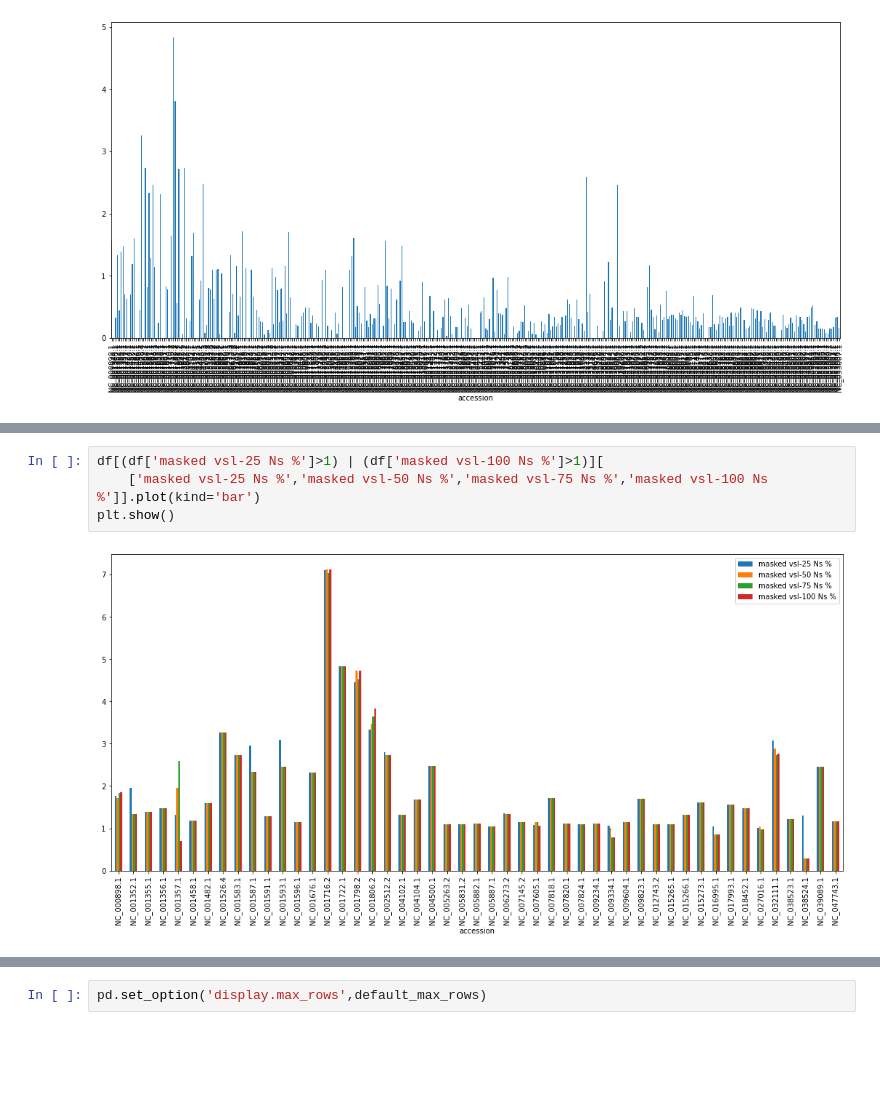
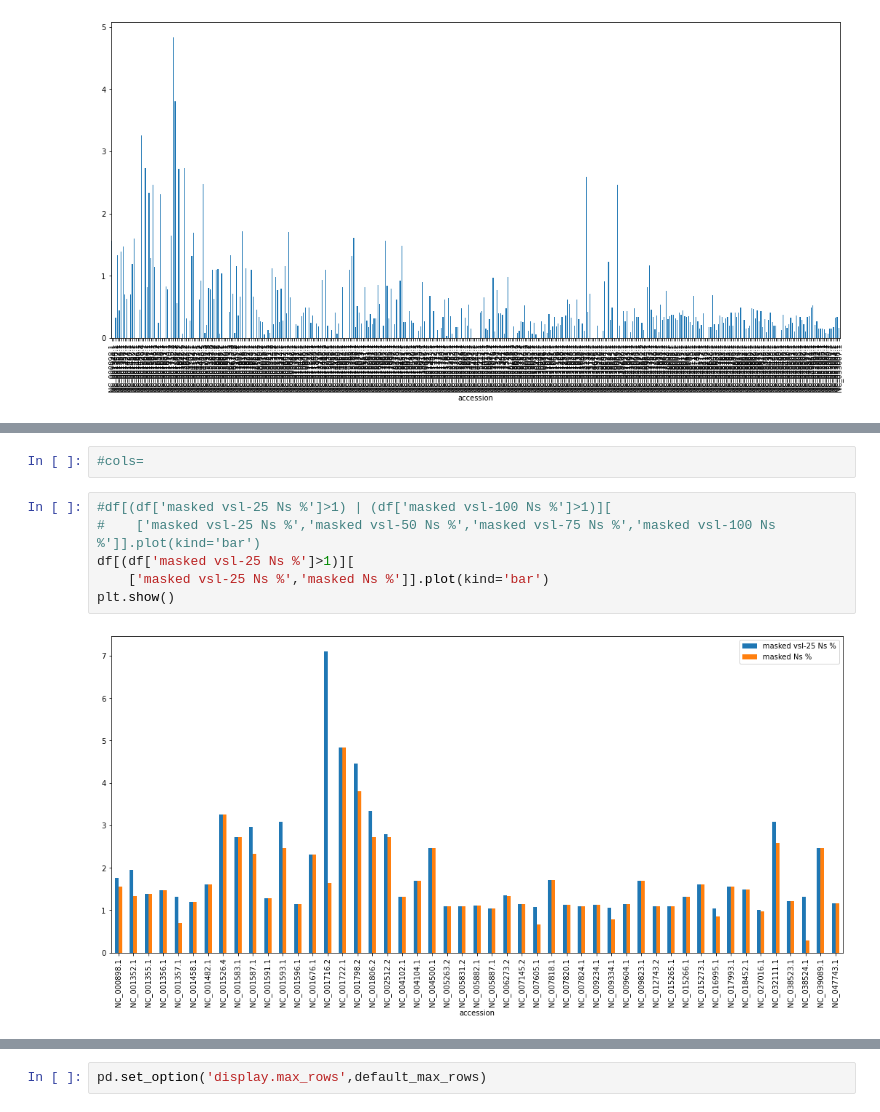
Before and after one commit to ucsffrancislab/genomics, a Jupyter notebook: data/20210610-hg38-viral-homology/analysis.ipynb, the cells around one changed output, grey strips where cells are left out. Saved outputs shown, nothing was run; the diff lists cells and outputs as text; blank space fills up the shorter version.

```diff
--- a/data/20210610-hg38-viral-homology/analysis.ipynb
+++ b/data/20210610-hg38-viral-homology/analysis.ipynb
@@ -93,8 +94,12 @@ df
 392 rows × 52 columns
+# %%
+#cols=
 # %%
-df[(df['masked vsl-25 Ns %']>1) | (df['masked vsl-100 Ns %']>1)][
-    ['masked vsl-25 Ns %','masked vsl-50 Ns %','masked vsl-75 Ns %','masked vsl-100 Ns %']].plot(kind='bar')
+#df[(df['masked vsl-25 Ns %']>1) | (df['masked vsl-100 Ns %']>1)][
+#    ['masked vsl-25 Ns %','masked vsl-50 Ns %','masked vsl-75 Ns %','masked vsl-100 Ns %']].plot(kind='bar')
+df[(df['masked vsl-25 Ns %']>1)][
+    ['masked vsl-25 Ns %','masked Ns %']].plot(kind='bar')
 plt.show()
 # %% [output]
-[figure, old version]
+[figure, new version]
 # %%
```
Also changed, not shown: parts of 22 cells of this notebook, 3 other files.
